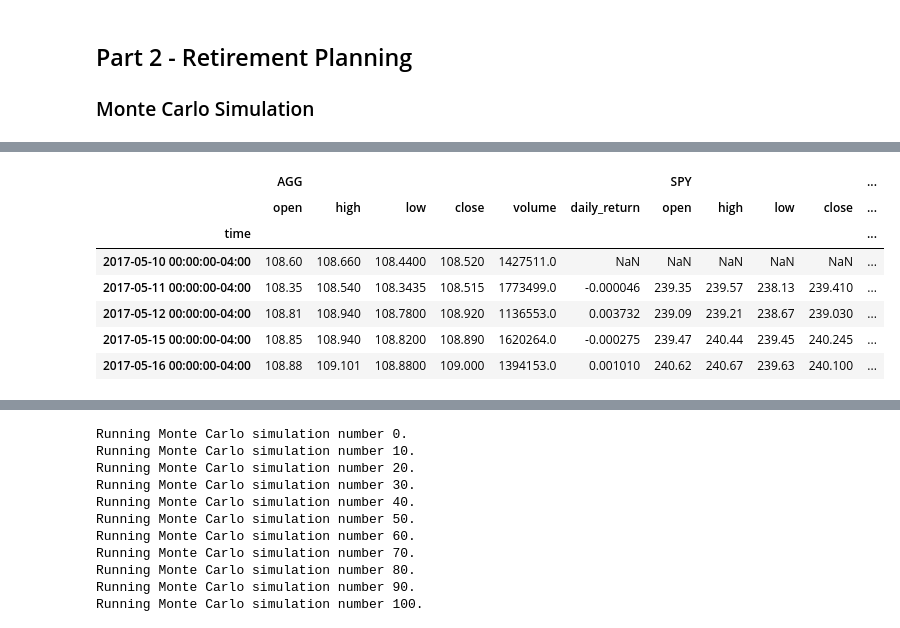
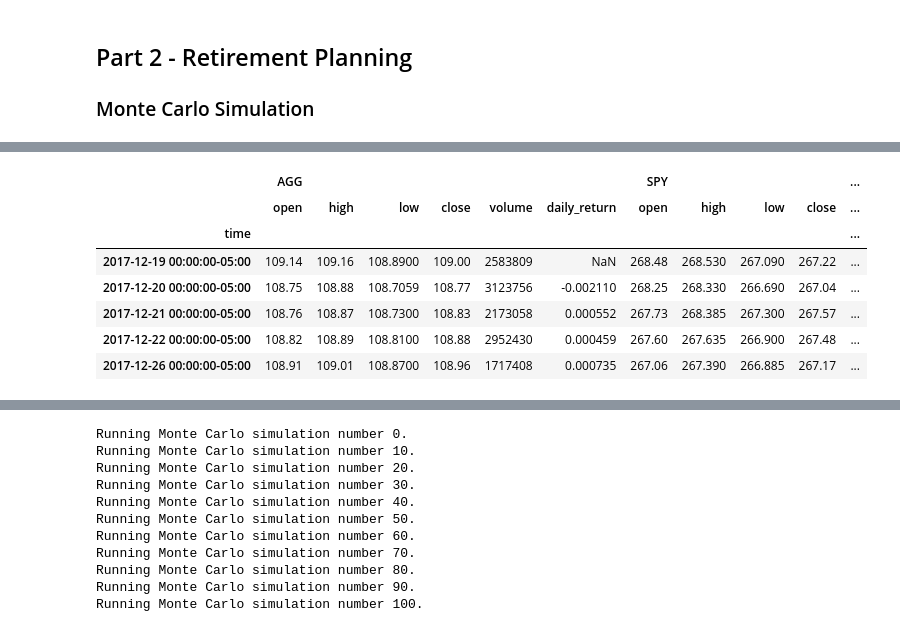
Before and after one commit to brilliantlyc/Financial_Planning, a Jupyter notebook: financial-planner.ipynb, the cells around one changed output, grey strips where cells are left out. Cells and saved outputs as stored; diff of their text form; code cells hidden in the pictures.

```diff
--- a/financial-planner.ipynb
+++ b/financial-planner.ipynb
@@ -237,12 +238,18 @@ Congratulations! You have enough money in your emergency fund.
 # %%
 # Set start and end dates of five years back from today.
 # Sample results may vary from the solution based on the time frame chosen
-start_date = pd.Timestamp('2016-05-01', tz='America/New_York').isoformat()
-end_date = pd.Timestamp('2021-05-01', tz='America/New_York').isoformat()
+start_date = pd.Timestamp('2016-12-08', tz='America/New_York').isoformat()
+end_date = pd.Timestamp('2021-12-08', tz='America/New_York').isoformat()
 # %%
 # Get 5 years' worth of historical data for SPY and AGG
 # (use a limit=1000 parameter to call the most recent 1000 days of data)
-# YOUR CODE HERE!
+df_stock_data = api.get_barset(
+    tickers,
+    timeframe,
+    start=start_date,
+    end=end_date,
+    limit=1000
+).df
 
 # Display sample data
 df_stock_data.head()
@@ -258,15 +265,24 @@ df_stock_data.head()
 # %%
 # Configuring a Monte Carlo simulation to forecast 30 years cumulative returns
 # YOUR CODE HERE!
+# %%
+# As suggested in the Hints, starting with 100 simulations for 1 year of returns
+# Configuring a Monte Carlo simulation to forecast 1 year cumulative returns
+MC_oneyear = MCSimulation(
+    portfolio_data = df_stock_data,
+    weights = [.40,.60],
+    num_simulation = 100,
+    num_trading_days = 252
+)
 # %%
 # Printing the simulation input data
-# YOUR CODE HERE!
+MC_oneyear.portfolio_data.head()
 # %% [output]
 |  | AGG |  |  |  |  |  | SPY |  |  |  | ... |
 |  | open | high | low | close | volume | daily_return | open | high | low | close | ... |
 | time |  |  |  |  |  |  |  |  |  |  | ... |
-| 2017-05-10 00:00:00-04:00 | 108.60 | 108.660 | 108.4400 | 108.520 | 1427511.0 | NaN | NaN | NaN | NaN | NaN | ... |
-| 2017-05-11 00:00:00-04:00 | 108.35 | 108.540 | 108.3435 | 108.515 | 1773499.0 | -0.000046 | 239.35 | 239.57 | 238.13 | 239.410 | ... |
-| 2017-05-12 00:00:00-04:00 | 108.81 | 108.940 | 108.7800 | 108.920 | 1136553.0 | 0.003732 | 239.09 | 239.21 | 238.67 | 239.030 | ... |
-| 2017-05-15 00:00:00-04:00 | 108.85 | 108.940 | 108.8200 | 108.890 | 1620264.0 | -0.000275 | 239.47 | 240.44 | 239.45 | 240.245 | ... |
-| 2017-05-16 00:00:00-04:00 | 108.88 | 109.101 | 108.8800 | 109.000 | 1394153.0 | 0.001010 | 240.62 | 240.67 | 239.63 | 240.100 | ... |
+| 2017-12-19 00:00:00-05:00 | 109.14 | 109.16 | 108.8900 | 109.00 | 2583809 | NaN | 268.48 | 268.530 | 267.090 | 267.22 | ... |
+| 2017-12-20 00:00:00-05:00 | 108.75 | 108.88 | 108.7059 | 108.77 | 3123756 | -0.002110 | 268.25 | 268.330 | 266.690 | 267.04 | ... |
+| 2017-12-21 00:00:00-05:00 | 108.76 | 108.87 | 108.7300 | 108.83 | 2173058 | 0.000552 | 267.73 | 268.385 | 267.300 | 267.57 | ... |
+| 2017-12-22 00:00:00-05:00 | 108.82 | 108.89 | 108.8100 | 108.88 | 2952430 | 0.000459 | 267.60 | 267.635 | 266.900 | 267.48 | ... |
+| 2017-12-26 00:00:00-05:00 | 108.91 | 109.01 | 108.8700 | 108.96 | 1717408 | 0.000735 | 267.06 | 267.390 | 266.885 | 267.17 | ... |
```
Also changed, not shown: parts of 5 cells of this notebook, 1 other file.
